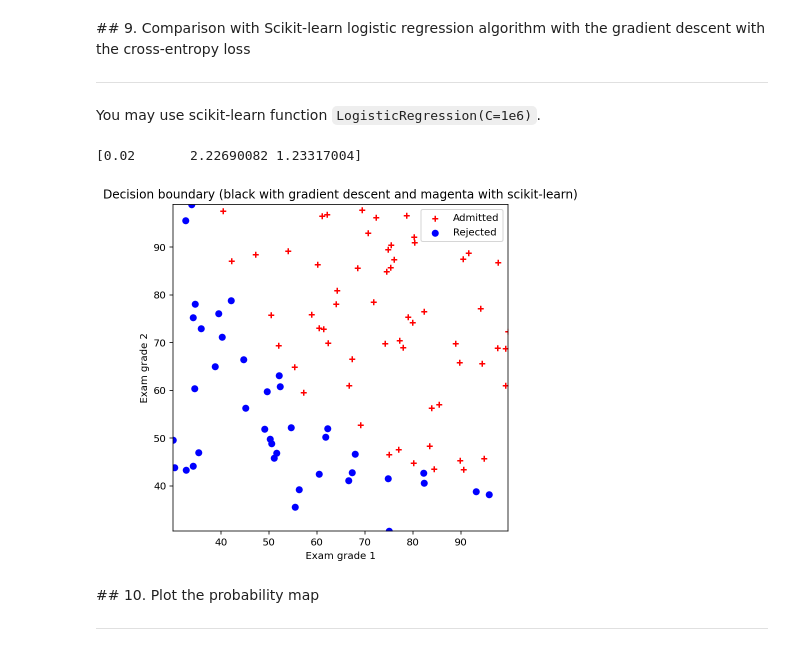
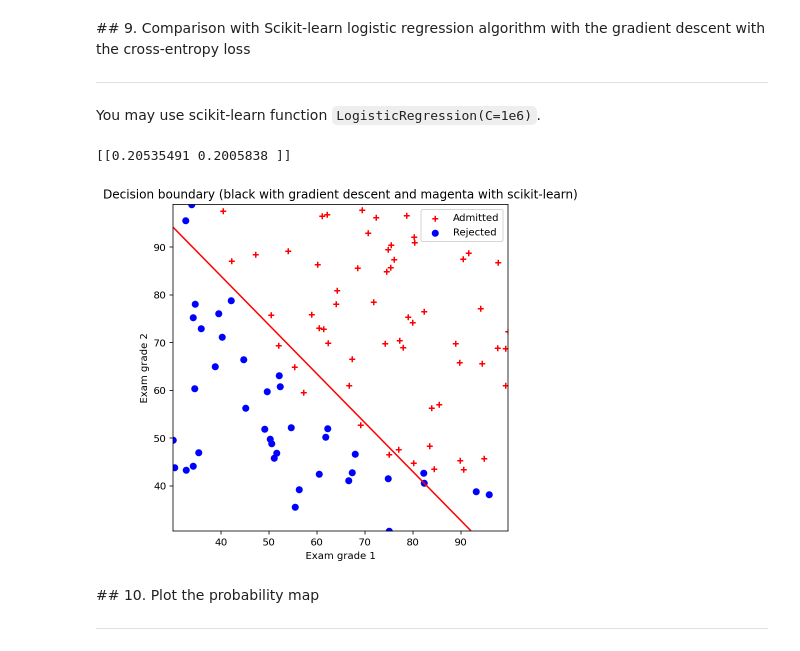
Before and after one commit to yesoly/MachineLearningProject, a Jupyter notebook: Assignment04.ipynb, the cells around one changed output. Cells and saved outputs as stored; diff of their text form; code cells hidden in the pictures.

Commit message:
Plot the probability map using the cross-entropy error

```diff
--- a/Assignment04.ipynb
+++ b/Assignment04.ipynb
@@ -436,43 +436,49 @@ fig_6.savefig('CE_boundary.png')
 You may use scikit-learn function `LogisticRegression(C=1e6)`.
 # %%
 # run logistic regression with scikit-learn
+X0 = np.ones([n,2])
+X0[:,0] = x1
+X0[:,1] = x2
+
 start = time.time()
-logreg_sklearn = LogisticRegression()# scikit-learn logistic regression
-logreg_sklearn.fit(X, y.reshape((y.shape[0],))) # learn the model parameters
+logreg_sklearn = LogisticRegression(solver = 'lbfgs', tol=0.0005, max_iter=10000) # scikit-learn logistic regression
+logreg_sklearn.fit(X0, y.reshape((y.shape[0],))) # learn the model parameters
 
 # compute loss value
-#w_sklearn = np.array([1,1,1])[:,None]
-#w_sklearn[0,0] = logreg_sklearn.intercept_ # bias
-w_sklearn = logreg_sklearn.coef_[0,0:2] #
-loss_sklearn = loss_ce(logreg_sklearn.predict(X), y.reshape((y.shape[0],)))
+print(logreg_sklearn.coef_)
+w_sklearn = np.array([1.,1.,1.])[:,None]
+w_sklearn[0,0] = logreg_sklearn.intercept_ # bias(w0)
+w_sklearn[1:3,0] = logreg_sklearn.coef_[0,0:2].T # w1, w2
+
+loss_sklearn = loss_ce(logreg_sklearn.predict(X0), y.reshape((y.shape[0],)))
 
 # plot
 fig_7 = plt.figure(4,figsize=(6,6))
 plt.scatter(x1[idx_admit], x2[idx_admit], c= 'r', marker="+", label = 'Admitted')
 plt.scatter(x1[idx_rejec], x2[idx_rejec], c= 'b', label = 'Rejected')
 plt.xlabel('Exam grade 1')
 plt.ylabel('Exam grade 2')
 
 x1_min, x1_max = X[:,1].min(), X[:,1].max() # grade 1
 x2_min, x2_max = X[:,2].min(), X[:,2].max() # grade 2
 
 xx1, xx2 = np.meshgrid(np.linspace(x1_min, x1_max), np.linspace(x2_min, x2_max)) # create meshgrid
 
-X3 = np.ones([np.prod(xx1.shape),2])
-X3[:,0] = xx1.reshape(-1)
-X3[:,1] = xx2.reshape(-1)
+X3 = np.ones([np.prod(xx1.shape),3])
+X3[:,1] = xx1.reshape(-1)
+X3[:,2] = xx2.reshape(-1)
 
 p2 = f_pred(X3,w_sklearn)
 p2 = p2.reshape(50,50)
-plt.contour(xx1, xx2, p2, [0.5], colors = 'k');
+plt.contour(xx1, xx2, p2, [0.5], colors = 'r');
 
 plt.title('Decision boundary (black with gradient descent and magenta with scikit-learn)')
 plt.legend(loc = 'upper right')
 plt.show()
 fig_7.savefig('Decision boundary-scikit-learn.png')
 # %% [output]
-[0.02       2.22690082 1.23317004]
+[[0.20535491 0.2005838 ]]
-[figure, old version]
+[figure, new version]
 # %% [markdown]
 ## 10. Plot the probability map
 <hr>
```
Also changed, not shown: parts of 2 cells of this notebook.
